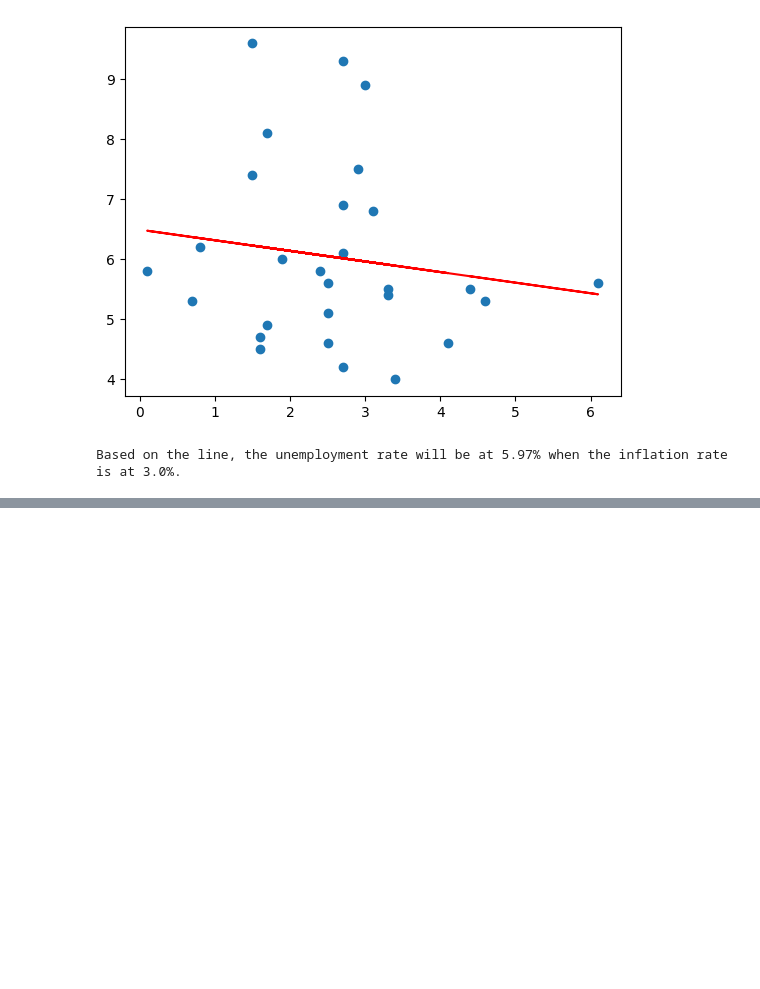
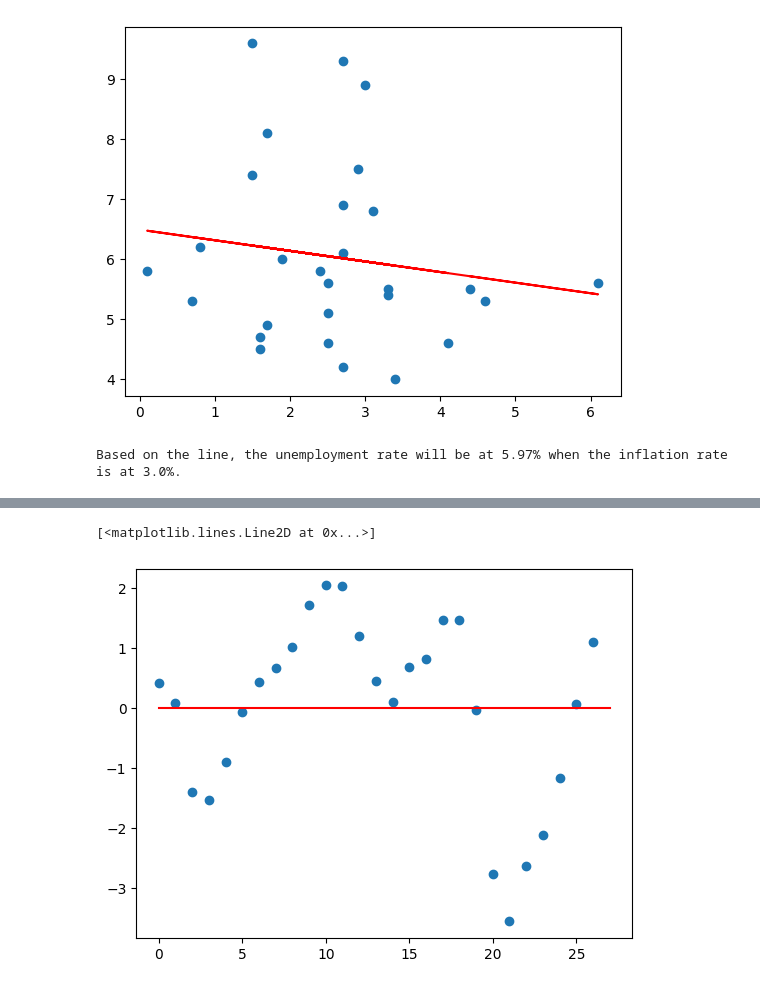
Before and after one commit to rpat9/ProbabilityAndStatistics, a Jupyter notebook: Project2.ipynb, the cells around one changed output, grey strips where cells are left out. Saved outputs shown, nothing was run; the diff lists cells and outputs as text; code cells hidden in the pictures; blank space fills up the shorter version.

```diff
--- a/Project2.ipynb
+++ b/Project2.ipynb
@@ -50,0 +88,7 @@ The Correlation Coefficient between Inflation and Unemployment is: -0.15. This t
+# %%
+# Plot y_hat - y
+plt.scatter(range(0, len(df['Inflation'])),m*df['Inflation'] + b - df['Next_Unemployment'])
+plt.plot(range(0, len(df['Inflation'])), 0*df['Inflation'], color = 'r')
+# %% [output]
+[<matplotlib.lines.Line2D at 0x...>]
+[figure, added]
```
Also changed, not shown: parts of 19 cells of this notebook.
